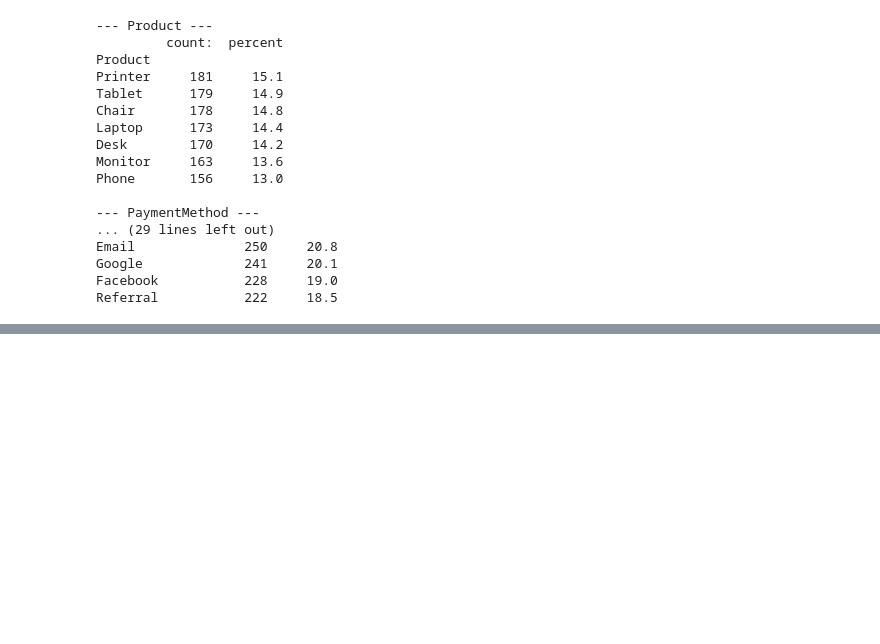
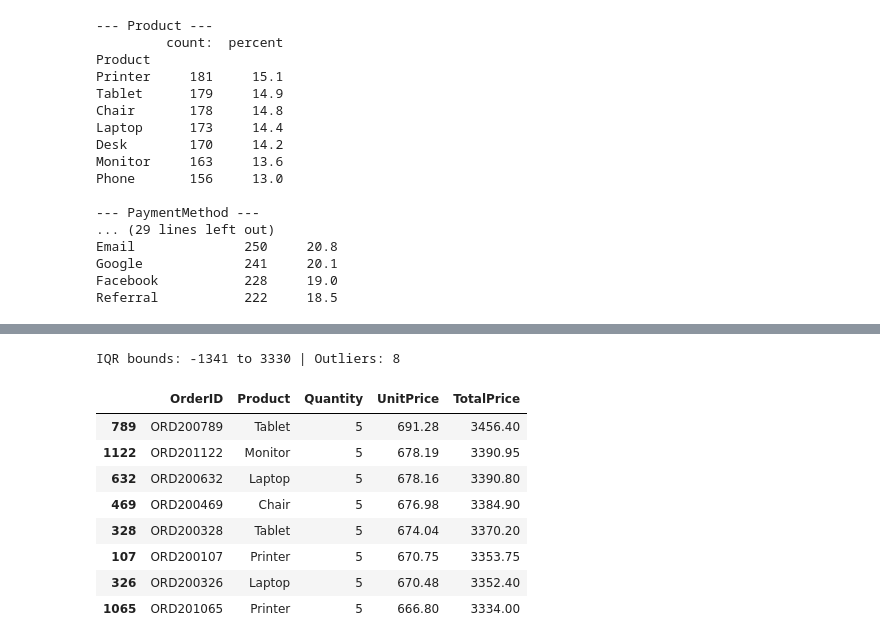
Before and after one commit to nasirali2024ag5310-arch/decodelabs-internship-project2, a Jupyter notebook: EDA_Project2.ipynb, the cells around one changed output, grey strips where cells are left out. Saved outputs shown, nothing was run; the diff lists cells and outputs as text; code cells hidden in the pictures; blank space fills up the shorter version.

Commit message:
Outliers detection by IQR method

```diff
--- a/EDA_Project2.ipynb
+++ b/EDA_Project2.ipynb
@@ -168 +169,21 @@ save_show("4: Pies")
 [figure]
+# %%
+# Outliers Detection
+# IQR Method
+q1, q3 = df.TotalPrice.quantile([.25, .75])
+iqr = q3 - q1
+low, high = q1 - 1.5*iqr , q3 + 1.5*iqr
+outliers = df[(df.TotalPrice < low) | (df.TotalPrice > high)]
+print(f"IQR bounds: {low:.0f} to {high:.0f} | Outliers: {len(outliers)}")
+outliers[["OrderID", "Product", "Quantity", "UnitPrice", "TotalPrice"]].sort_values("TotalPrice", ascending=False)
+# %% [output]
+IQR bounds: -1341 to 3330 | Outliers: 8
+|  | OrderID | Product | Quantity | UnitPrice | TotalPrice |
+| 789 | ORD200789 | Tablet | 5 | 691.28 | 3456.40 |
+| 1122 | ORD201122 | Monitor | 5 | 678.19 | 3390.95 |
+| 632 | ORD200632 | Laptop | 5 | 678.16 | 3390.80 |
+| 469 | ORD200469 | Chair | 5 | 676.98 | 3384.90 |
+| 328 | ORD200328 | Tablet | 5 | 674.04 | 3370.20 |
+| 107 | ORD200107 | Printer | 5 | 670.75 | 3353.75 |
+| 326 | ORD200326 | Laptop | 5 | 670.48 | 3352.40 |
+| 1065 | ORD201065 | Printer | 5 | 666.80 | 3334.00 |
```
Also changed, not shown: parts of 1 cell of this notebook.
